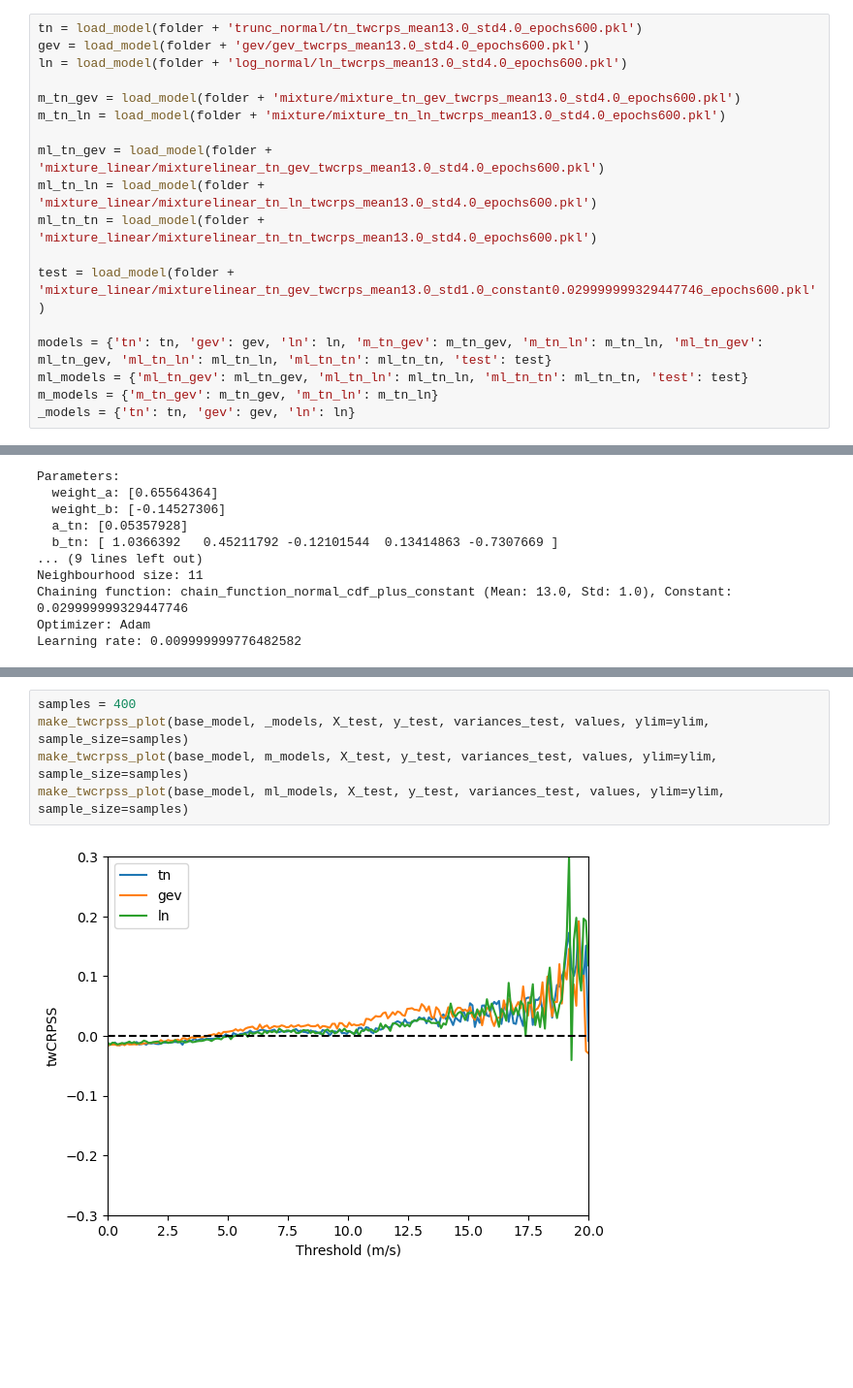
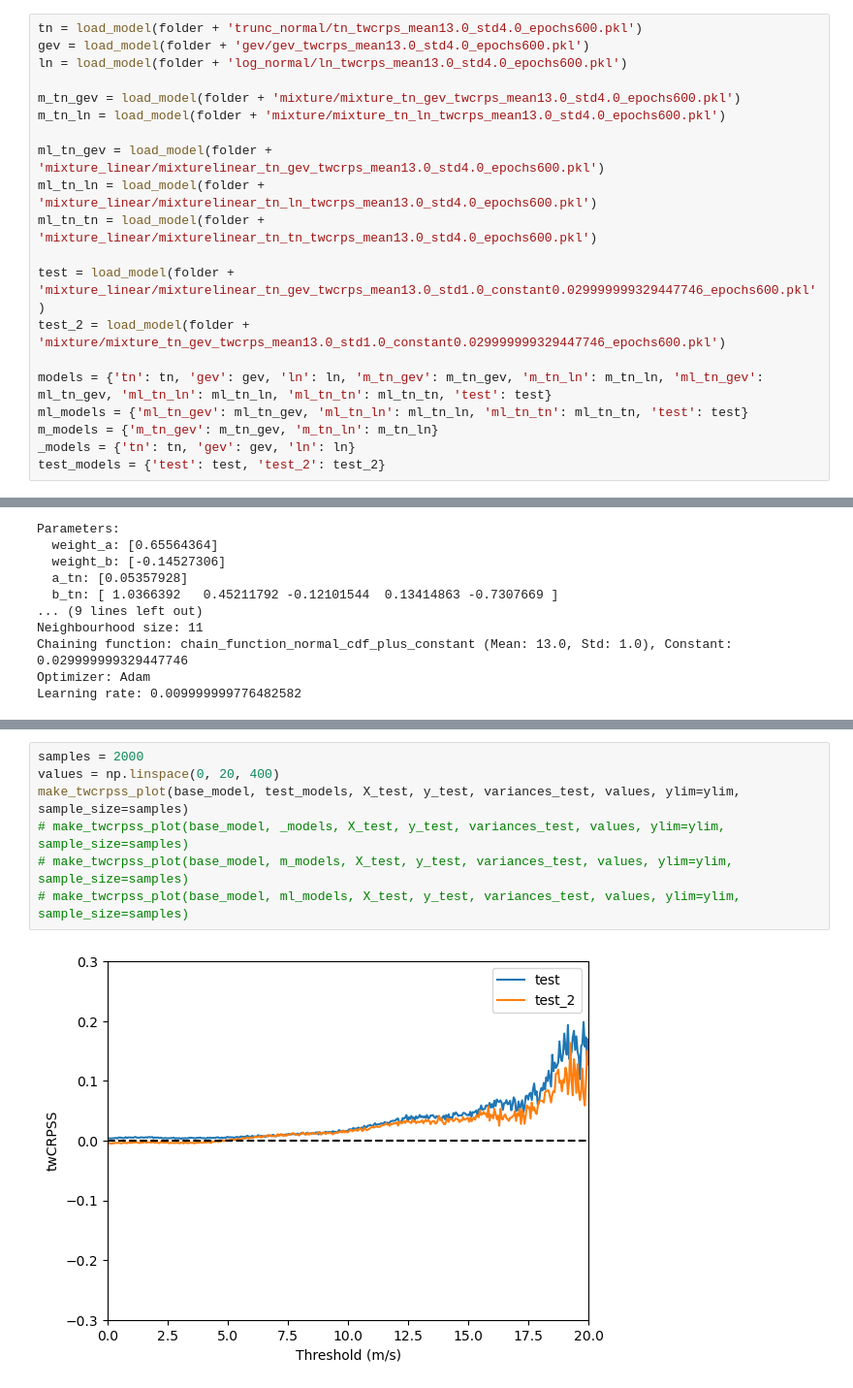
Before and after one commit to SimonHakvoort/thesiscode, a Jupyter notebook: src/emos_results/mixturelinear.ipynb, the cells around one changed output, grey strips where cells are left out. Shown: that part at 97% size. Cells and saved outputs as stored; diff of their text form; blank space fills up the shorter version.

```diff
--- a/src/emos_results/mixturelinear.ipynb
+++ b/src/emos_results/mixturelinear.ipynb
@@ -57,11 +57,13 @@ ml_tn_ln = load_model(folder + 'mixture_linear/mixturelinear_tn_ln_twcrps_mean13
 ml_tn_tn = load_model(folder + 'mixture_linear/mixturelinear_tn_tn_twcrps_mean13.0_std4.0_epochs600.pkl')
 
 test = load_model(folder + 'mixture_linear/mixturelinear_tn_gev_twcrps_mean13.0_std1.0_constant0.029999999329447746_epochs600.pkl')
+test_2 = load_model(folder + 'mixture/mixture_tn_gev_twcrps_mean13.0_std1.0_constant0.029999999329447746_epochs600.pkl')
 
 models = {'tn': tn, 'gev': gev, 'ln': ln, 'm_tn_gev': m_tn_gev, 'm_tn_ln': m_tn_ln, 'ml_tn_gev': ml_tn_gev, 'ml_tn_ln': ml_tn_ln, 'ml_tn_tn': ml_tn_tn, 'test': test}
 ml_models = {'ml_tn_gev': ml_tn_gev, 'ml_tn_ln': ml_tn_ln, 'ml_tn_tn': ml_tn_tn, 'test': test}
 m_models = {'m_tn_gev': m_tn_gev, 'm_tn_ln': m_tn_ln}
 _models = {'tn': tn, 'gev': gev, 'ln': ln}
+test_models = {'test': test, 'test_2': test_2}
 # %% [output]
 Using given parameters for Truncated Normal distribution
 Using given parameters for Generalized Extreme Value distribution
@@ -129,7 +130,9 @@ brier_skill_plot(base_model, ml_models, X_test, y_test, variances_test, values,
 # %%
-samples = 400
-make_twcrpss_plot(base_model, _models, X_test, y_test, variances_test, values, ylim=ylim, sample_size=samples)
-make_twcrpss_plot(base_model, m_models, X_test, y_test, variances_test, values, ylim=ylim, sample_size=samples)
-make_twcrpss_plot(base_model, ml_models, X_test, y_test, variances_test, values, ylim=ylim, sample_size=samples)
+samples = 2000
+values = np.linspace(0, 20, 400)
+make_twcrpss_plot(base_model, test_models, X_test, y_test, variances_test, values, ylim=ylim, sample_size=samples)
+# make_twcrpss_plot(base_model, _models, X_test, y_test, variances_test, values, ylim=ylim, sample_size=samples)
+# make_twcrpss_plot(base_model, m_models, X_test, y_test, variances_test, values, ylim=ylim, sample_size=samples)
+# make_twcrpss_plot(base_model, ml_models, X_test, y_test, variances_test, values, ylim=ylim, sample_size=samples)
 # %% [output]
-[figure, old version]
+[figure, new version]
```
Also changed, not shown: parts of 9 cells of this notebook, 2 other files.
